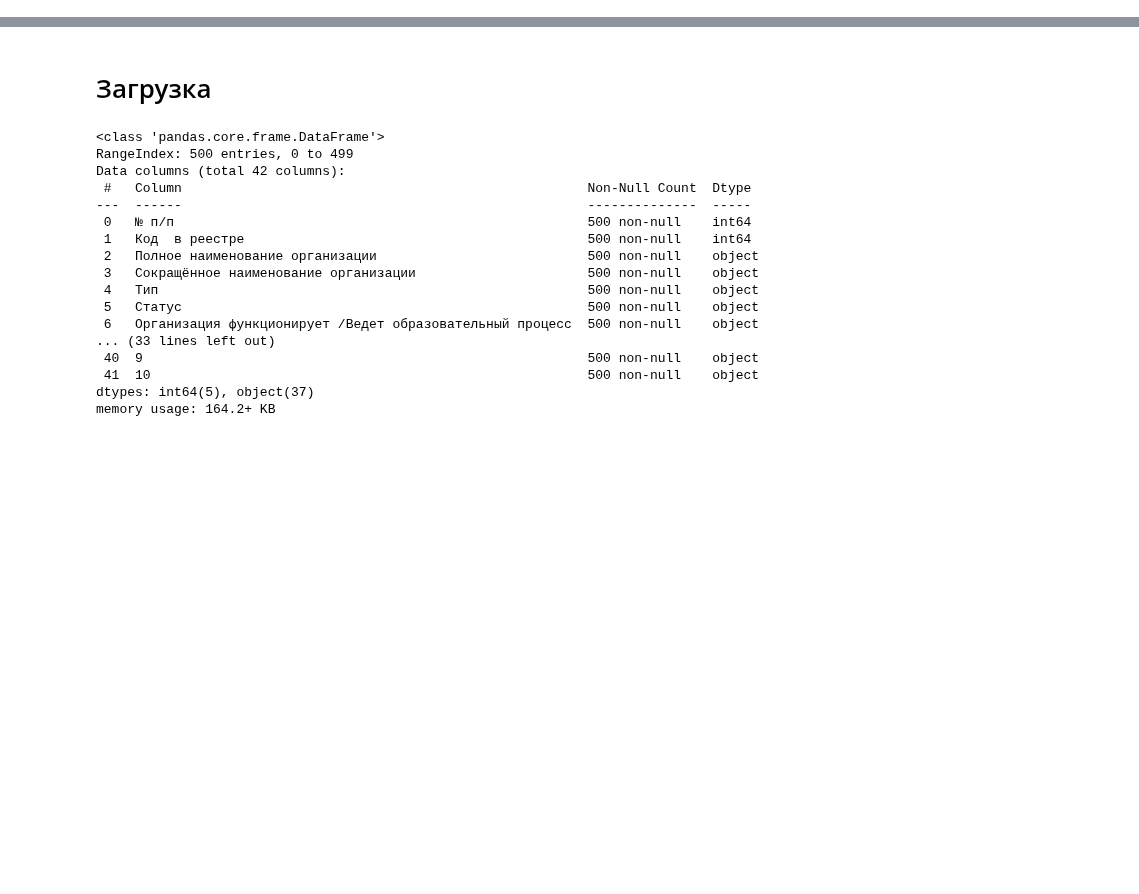
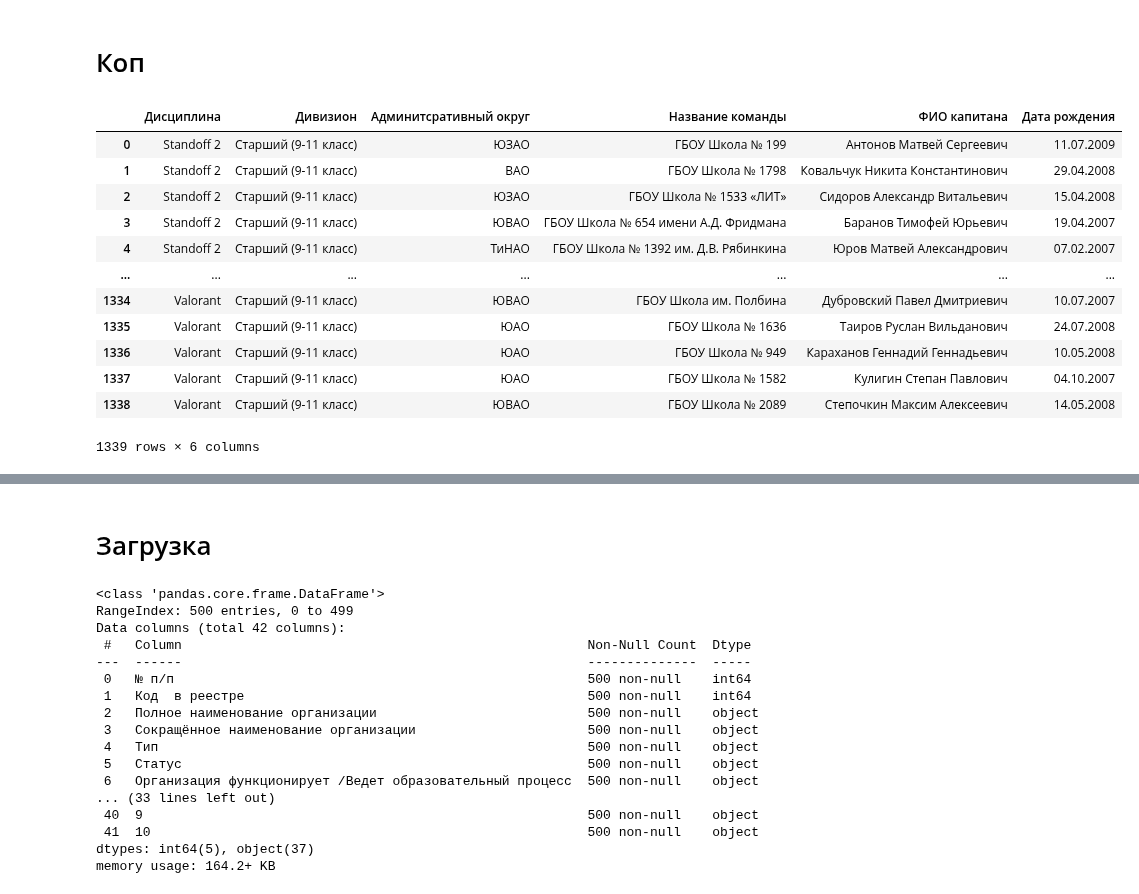
Before and after one commit to vn322/Sport-University, a Jupyter notebook: школы_кибер.ipynb, the cells around one changed output, grey strips where cells are left out. Cells and saved outputs as stored; diff of their text form; code cells hidden in the pictures; blank space fills up the shorter version.

```diff
--- a/школы_кибер.ipynb
+++ b/школы_кибер.ipynb
@@ -3,3 +3,22 @@
 # %%
 import pandas as pd
 import matplotlib.pyplot as plt
+# %% [markdown]
+# Коп
+# %%
+df_reg= pd.read_excel('/content/Регистрация на командные и индивидуальный дисциплины 2 Сезон.xlsx')
+df_reg
+# %% [output]
+|  | Дисциплина | Дивизион | Админитсративный округ | Название команды | ФИО капитана | Дата рождения |
+| 0 | Standoff 2 | Старший (9-11 класс) | ЮЗАО | ГБОУ Школа № 199 | Антонов Матвей Сергеевич | 11.07.2009 |
+| 1 | Standoff 2 | Старший (9-11 класс) | ВАО | ГБОУ Школа № 1798 | Ковальчук Никита Константинович | 29.04.2008 |
+| 2 | Standoff 2 | Старший (9-11 класс) | ЮЗАО | ГБОУ Школа № 1533 «ЛИТ» | Сидоров Александр Витальевич | 15.04.2008 |
+| 3 | Standoff 2 | Старший (9-11 класс) | ЮВАО | ГБОУ Школа № 654 имени А.Д. Фридмана | Баранов Тимофей Юрьевич | 19.04.2007 |
+| 4 | Standoff 2 | Старший (9-11 класс) | ТиНАО | ГБОУ Школа № 1392 им. Д.В. Рябинкина | Юров Матвей Александрович | 07.02.2007 |
+| ... | ... | ... | ... | ... | ... | ... |
+| 1334 | Valorant | Старший (9-11 класс) | ЮВАО | ГБОУ Школа им. Полбина | Дубровский Павел Дмитриевич | 10.07.2007 |
+| 1335 | Valorant | Старший (9-11 класс) | ЮАО | ГБОУ Школа № 1636 | Таиров Руслан Вильданович | 24.07.2008 |
+| 1336 | Valorant | Старший (9-11 класс) | ЮАО | ГБОУ Школа № 949 | Караханов Геннадий Геннадьевич | 10.05.2008 |
+| 1337 | Valorant | Старший (9-11 класс) | ЮАО | ГБОУ Школа № 1582 | Кулигин Степан Павлович | 04.10.2007 |
+| 1338 | Valorant | Старший (9-11 класс) | ЮВАО | ГБОУ Школа № 2089 | Степочкин Максим Алексеевич | 14.05.2008 |
+1339 rows × 6 columns
```
Also changed, not shown: parts of 12 cells of this notebook.
